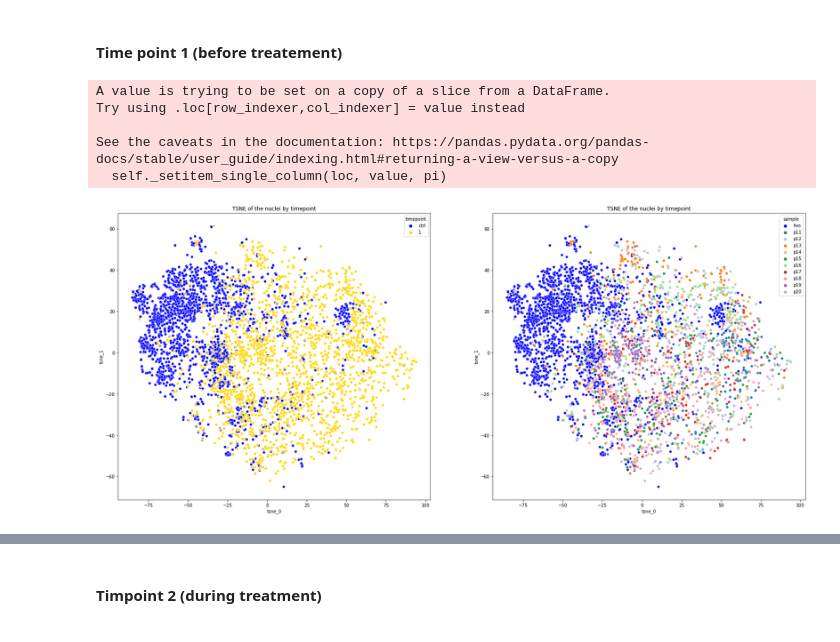
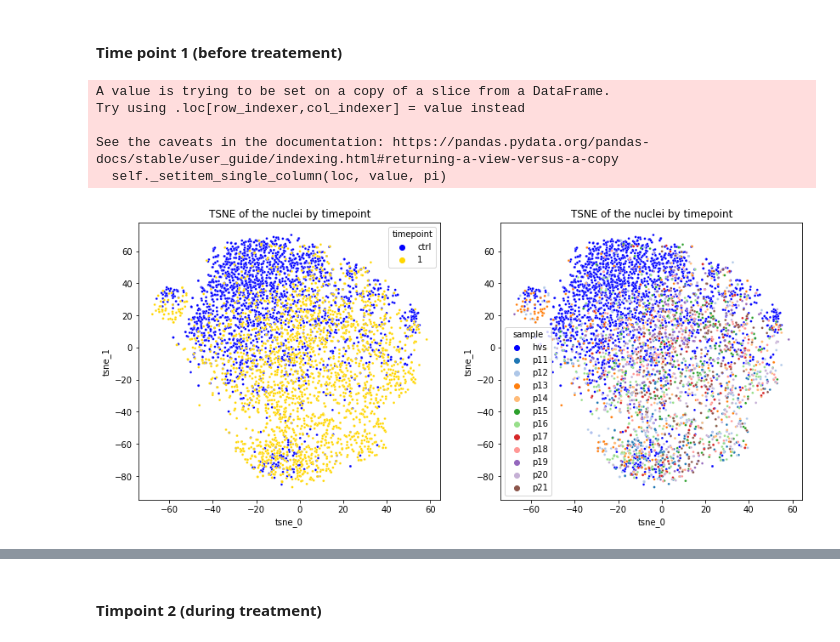
Before and after one commit to GVS-Lab/immune_cell_project, a Jupyter notebook: notebooks/pbmc/patients/proteins/pan_cancer/eda_pancancer.ipynb, the cells around one changed output, grey strips where cells are left out. Saved outputs shown, nothing was run; the diff lists cells and outputs as text; code cells hidden in the pictures.

```diff
--- a/notebooks/pbmc/patients/proteins/pan_cancer/eda_pancancer.ipynb
+++ b/notebooks/pbmc/patients/proteins/pan_cancer/eda_pancancer.ipynb
@@ -131,7 +131,7 @@ hv_data = hv_data.iloc[
     np.random.choice(
         list(range(len(hv_data))),
         replace=False,
-        size=n_samples * len(np.unique(cancer_data.loc[:, "sample"])),
+        size=min(len(hv_data), n_samples * len(np.unique(cancer_data.loc[:, "id"]))),
     )
 ]
 hv_data.describe()
@@ -203,0 +189,7 @@ data
+# %%
+metadata = pd.read_csv("../../../../../data/sample_metadata.csv", header=0, index_col=0)
+
+for sample in np.unique(metadata.index):
+    data.loc[data.loc[:, "sample"] == sample, "diagnosis"] = metadata.loc[
+        sample, "diagnosis"
+    ]
@@ -216,3 +211,7 @@ Removed 188/253 features with a Pearson correlation above 0.8. Remaining: 65
 [interactive output not drawn]
 # %% [markdown]
 There are 57 features that remain which have a correlation of less than 0.8 to any other feature.
+# %%
+features = features[features.columns.drop(list(features.filter(regex="gh2ax")))]
+features = features[features.columns.drop(list(features.filter(regex="lamin")))]
+features = features[features.columns.drop(list(features.filter(regex="dna")))]
@@ -251,6 +252,7 @@ tsne_embs = pd.DataFrame(
 )
 tsne_embs.loc[:, "sample"] = np.array(data.loc[tsne_embs.index, "sample"])
 tsne_embs.loc[:, "timepoint"] = np.array(data.loc[tsne_embs.index, "timepoint"])
+tsne_embs.loc[:, "diagnosis"] = np.array(data.loc[tsne_embs.index, "diagnosis"])
 # %% [output]
 [interactive output not drawn]
 # %% [markdown]
@@ -259,39 +261,47 @@ Next, we will plot the TSNE embeddings for each time point individually includin
 #### Time point 1 (before treatement)
 # %%
 tmp_embs = tsne_embs.loc[tsne_embs.loc[:, "timepoint"].isin(["ctrl", "1"])]
-fig, ax = plt.subplots(figsize=[28, 12], ncols=2)
+fig, ax = plt.subplots(figsize=[14, 6], ncols=2)
 ax = ax.flatten()
 color_dict = {"ctrl": "blue", "1": "gold"}
 ax[0] = sns.scatterplot(
-    data=tmp_embs, x="tsne_0", y="tsne_1", hue="timepoint", ax=ax[0], palette=color_dict
+    data=tmp_embs,
+    x="tsne_0",
+    y="tsne_1",
+    hue="timepoint",
+    ax=ax[0],
+    palette=color_dict,
+    s=8,
 )
 
 ax[0].set_title("TSNE of the nuclei by timepoint")
 tmp_embs.loc[(tmp_embs["timepoint"] == "ctrl"), "sample"] = "hvs"
 color_dict = {"hvs": "blue"}
 ax[1] = sns.scatterplot(
     data=tmp_embs.loc[tmp_embs.loc[:, "sample"] == "hvs"],
     x="tsne_0",
     y="tsne_1",
     hue="sample",
     ax=ax[1],
     palette=color_dict,
+    s=8,
 )
 ax[1] = sns.scatterplot(
     data=tmp_embs.loc[tmp_embs.loc[:, "sample"] != "hvs"],
     x="tsne_0",
     y="tsne_1",
     hue="sample",
     ax=ax[1],
     palette="tab20",
+    s=8,
 )
 ax[1].set_title("TSNE of the nuclei by timepoint")
 plt.show()
 # %% [output]
 A value is trying to be set on a copy of a slice from a DataFrame.
 Try using .loc[row_indexer,col_indexer] = value instead
 
 See the caveats in the documentation: https://pandas.pydata.org/pandas-docs/stable/user_guide/indexing.html#returning-a-view-versus-a-copy
   self._setitem_single_column(loc, value, pi)
-[figure, old version]
+[figure, new version]
 [interactive output not drawn]
```
Also changed, not shown: parts of 23 cells of this notebook, 11 other files.
